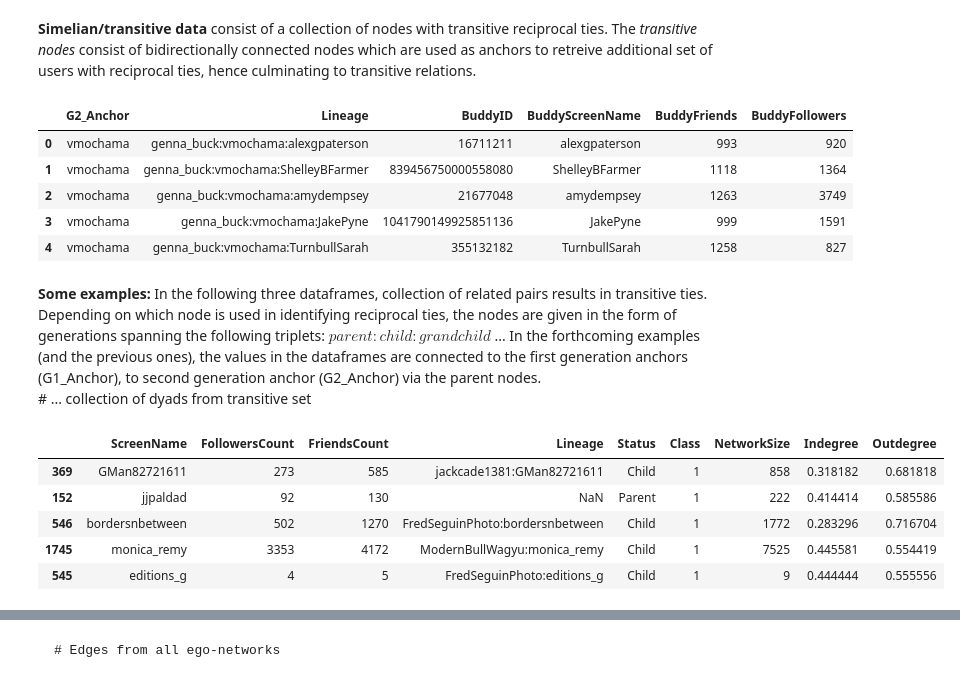
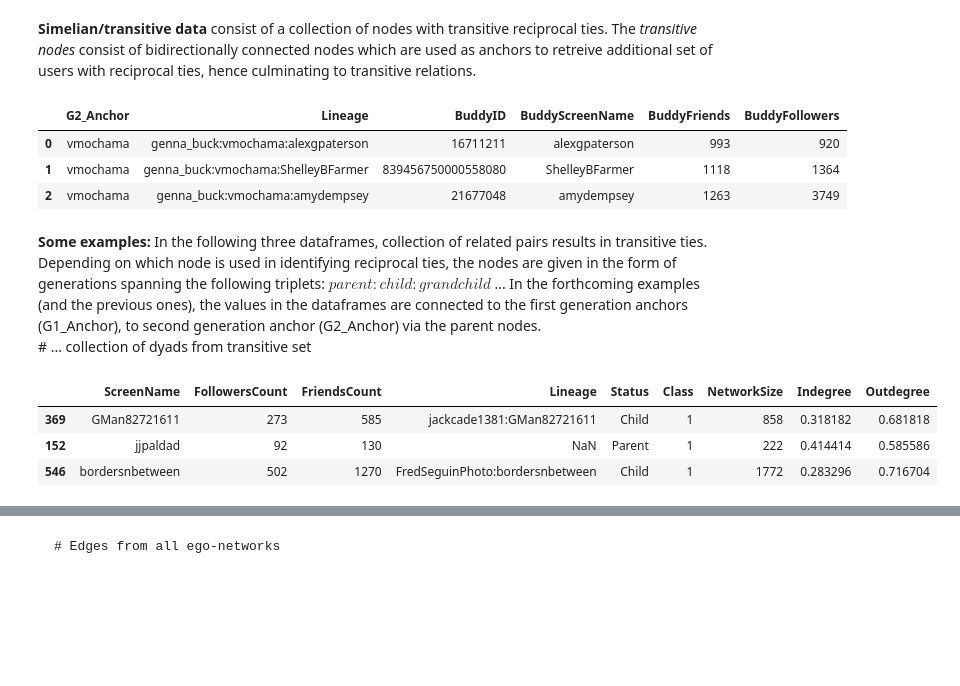
Before and after one commit to ijdutse/mct, a Jupyter notebook: MCT-datasets.ipynb, the cells around one changed output, grey strips where cells are left out. Drawn from its saved outputs; the diff is of its cells as text; code cells hidden in the pictures; blank space fills up the shorter version.

```diff
--- a/MCT-datasets.ipynb
+++ b/MCT-datasets.ipynb
@@ -73,27 +67,24 @@ df.head()
 # %% [markdown]
 **Simelian/transitive data** consist of a collection of nodes with transitive reciprocal ties. The *transitive nodes* consist of bidirectionally connected nodes which are used as anchors to retreive additional set of users with reciprocal ties, hence culminating to transitive relations.
 # %%
-# ... a collection of nodes with transitive reciprocal ties.
-df = pd.read_csv('data/mctdata/simmelian/nodes_with_simmelian_ties.csv')
-len(df); df.head()
+# collection of nodes with transitive reciprocal ties...
+simm_df = pd.read_csv('data/nodes_with_simmelian_ties.csv')
+len(simm_df); simm_df.head(3)
 # %% [output]
 |  | G2_Anchor | Lineage | BuddyID | BuddyScreenName | BuddyFriends | BuddyFollowers |
 | 0 | vmochama | genna_buck:vmochama:alexgpaterson | 16711211 | alexgpaterson | 993 | 920 |
 | 1 | vmochama | genna_buck:vmochama:ShelleyBFarmer | 839456750000558080 | ShelleyBFarmer | 1118 | 1364 |
 | 2 | vmochama | genna_buck:vmochama:amydempsey | 21677048 | amydempsey | 1263 | 3749 |
-| 3 | vmochama | genna_buck:vmochama:JakePyne | 1041790149925851136 | JakePyne | 999 | 1591 |
-| 4 | vmochama | genna_buck:vmochama:TurnbullSarah | 355132182 | TurnbullSarah | 1258 | 827 |
 # %% [markdown]
 **Some examples:** In the following three dataframes, collection of related pairs results in transitive ties. Depending on which node is used in identifying reciprocal ties, the nodes are given in the form of generations spanning the following triplets: $parent:child:grandchild$ ... In the forthcoming examples (and the previous ones), the values in the dataframes are connected to the first generation anchors (G1_Anchor), to second generation anchor (G2_Anchor) via the parent nodes.
     # ... collection of dyads from transitive set
 # %%
-#Reciprocal ties in unverified users category:
-df = pd.read_csv('data/mctdata/simmelian/reciprocal_ties_in_unverified_anchors.csv')
-len(df); df.head()
+#Reciprocal ties in transitive collections from verirfied & unverified user categories:
+du3_dyads = pd.read_csv('data/reciprocal_ties_in_unverified_anchors.csv')
+dv3_dyads = pd.read_csv('data/reciprocal_ties_in_verified_anchors.csv')
+len(du3_dyads), len(dv3_dyads); du3_dyads.head(3)
 # %% [output]
 |  | ScreenName | FollowersCount | FriendsCount | Lineage | Status | Class | NetworkSize | Indegree | Outdegree |
 | 369 | GMan82721611 | 273 | 585 | jackcade1381:GMan82721611 | Child | 1 | 858 | 0.318182 | 0.681818 |
 | 152 | jjpaldad | 92 | 130 | NaN | Parent | 1 | 222 | 0.414414 | 0.585586 |
 | 546 | bordersnbetween | 502 | 1270 | FredSeguinPhoto:bordersnbetween | Child | 1 | 1772 | 0.283296 | 0.716704 |
-| 1745 | monica_remy | 3353 | 4172 | ModernBullWagyu:monica_remy | Child | 1 | 7525 | 0.445581 | 0.554419 |
-| 545 | editions_g | 4 | 5 | FredSeguinPhoto:editions_g | Child | 1 | 9 | 0.444444 | 0.555556 |
```
Also changed, not shown: parts of 60 cells of this notebook.
